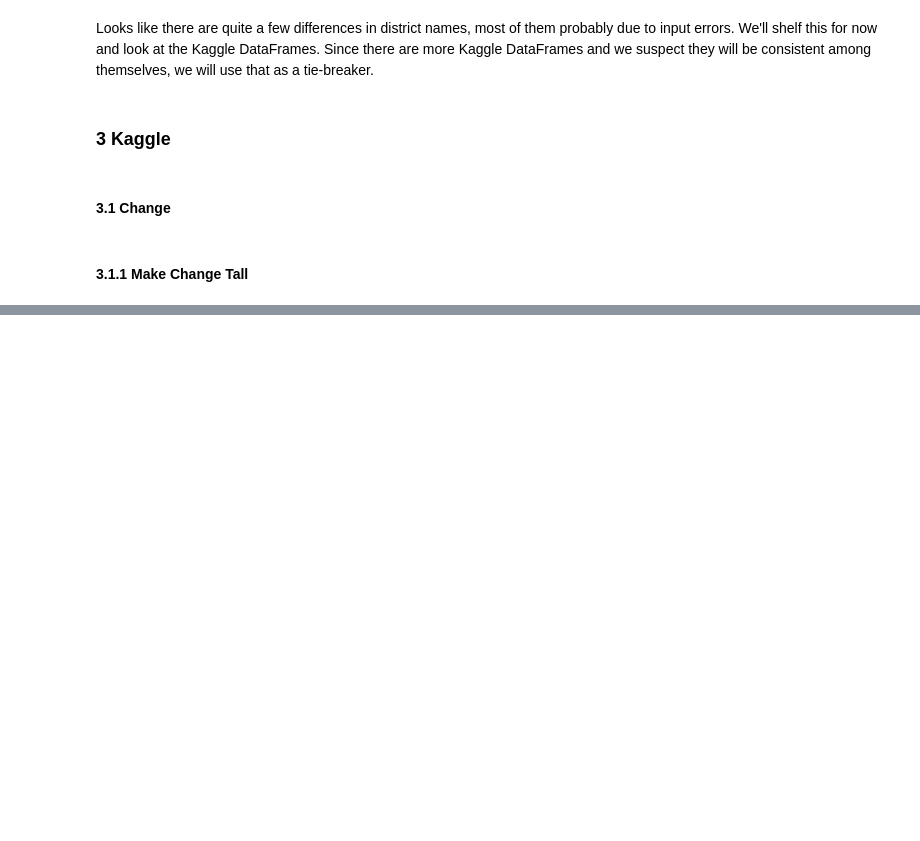
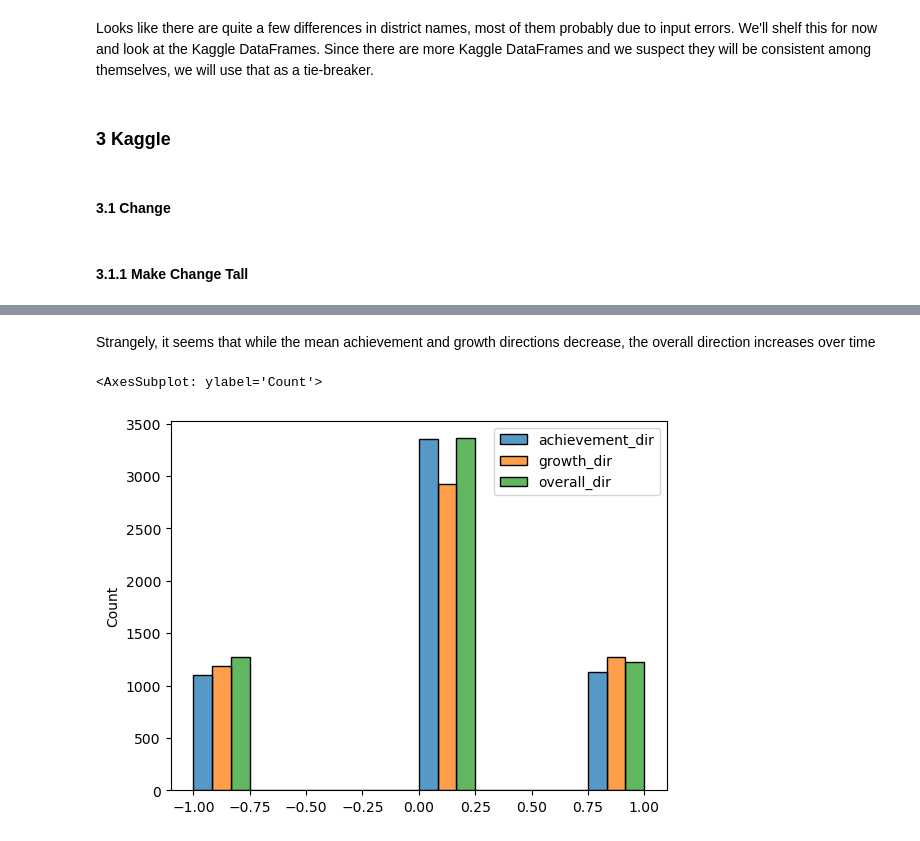
Before and after one commit to clewis53/CaeleyLewis-Capstone2-StoryOfColoradoEducation, a Jupyter notebook: notebooks/0.2-EDA.ipynb, the cells around one changed output, grey strips where cells are left out. Cells and saved outputs as stored; diff of their text form; code cells hidden in the pictures; blank space fills up the shorter version.

```diff
--- a/notebooks/0.2-EDA.ipynb
+++ b/notebooks/0.2-EDA.ipynb
@@ -682,0 +812,7 @@ memory usage: 130.2+ KB
+# %% [markdown]
+Strangely, it seems that while the mean achievement and growth directions decrease, the overall direction increases over time
+# %%
+sns.histplot(data=change[['achievement_dir', 'growth_dir', 'overall_dir']], bins=3, binwidth=0.25, multiple='dodge')
+# %% [output]
+<AxesSubplot: ylabel='Count'>
+[figure, added]
```
Also changed, not shown: parts of 26 cells of this notebook, 8 other files.
